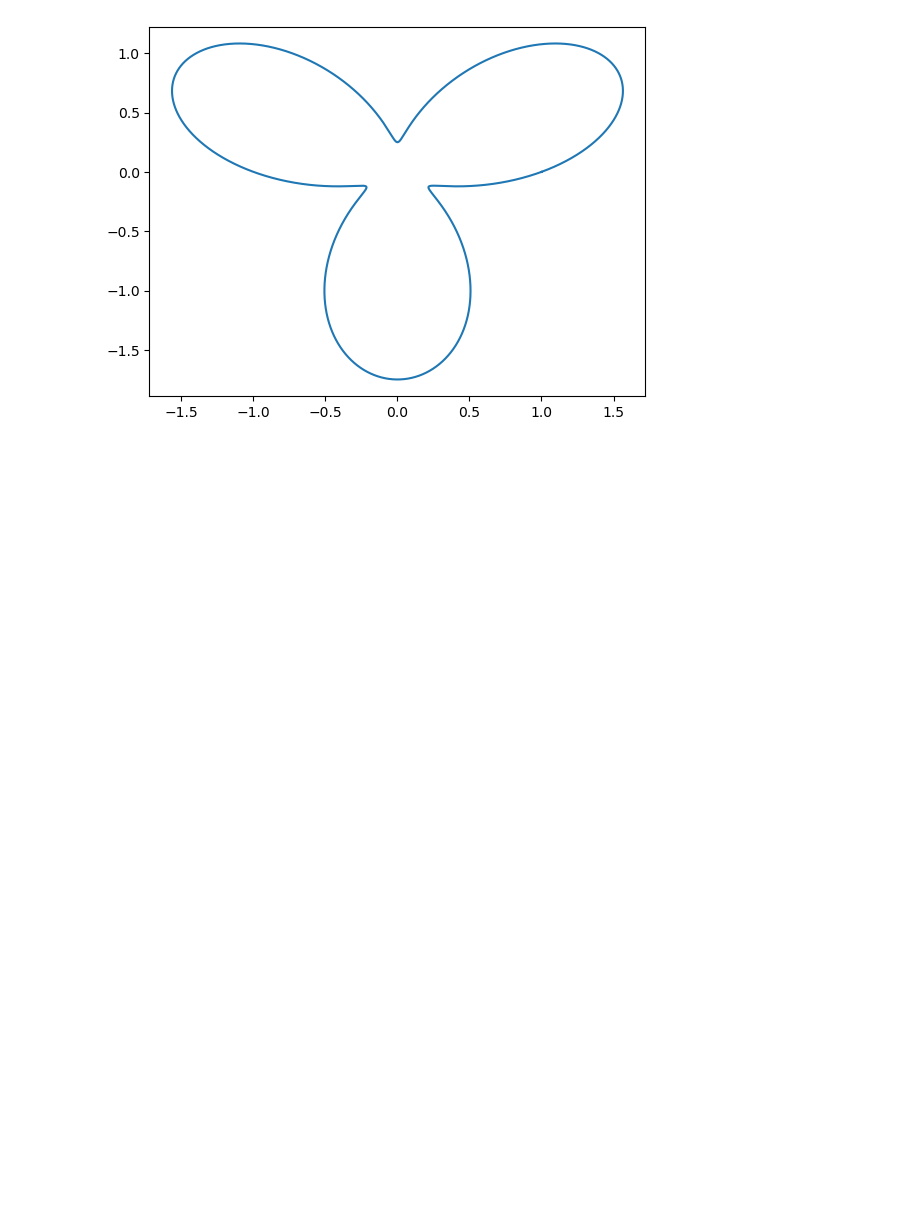
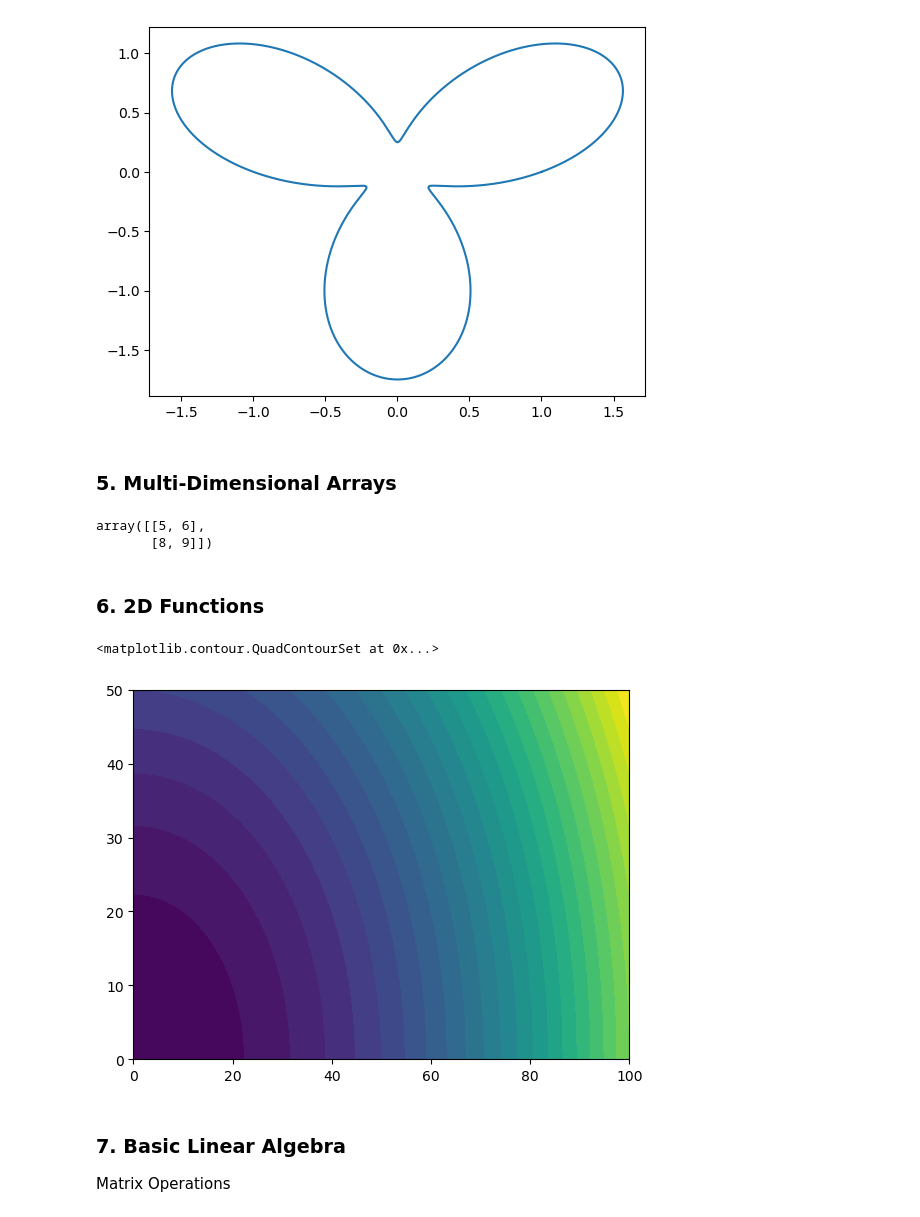
Before and after one commit to NikkiShah93/Python, a Jupyter notebook: General/Math/NumpyFullRound.ipynb, the cells around one changed output. Saved outputs shown, nothing was run; the diff lists cells and outputs as text; code cells hidden in the pictures; blank space fills up the shorter version.

```diff
--- a/General/Math/NumpyFullRound.ipynb
+++ b/General/Math/NumpyFullRound.ipynb
@@ -166,3 +166,42 @@ print(l)
 4.025479778096348
 11.626531213518831
 [figure]
+# %% [markdown]
+### 5. Multi-Dimensional Arrays
+# %%
+md1 = np.array([[1,2,3],[4,5,6], [7,8,9]])
+md2 = np.random.randn(3,4)
+md3 = np.zeros((2,2))
+## and we can use the same operations on md arrays
+2/md1
+## and we can turn md arrays to 1d as well
+md1.ravel()
+## and the boolean indexing works the same way
+md1[md1 > 3]
+md1[1,2]
+md1[:, 1]
+md1[1:,1:]
+# %% [output]
+array([[5, 6],
+       [8, 9]])
+# %% [markdown]
+### 6. 2D Functions
+# %%
+## if we create x and y the following way
+## then z will be only a 1d array
+## but if we want to actually create a coordinate from our arrays
+## we should be using meshgrid, to basically create 2d coordinates
+x = np.linspace(0, 100, 1000)
+y = np.linspace(0, 50, 1000)
+## z is still 1d when created this way
+z = x**2 + y**2
+## for 2d/3d we should be doing this
+xv, yv = np.meshgrid(x, y)
+z = xv **2 + yv **2
+plt.contourf(xv, yv, z, levels = 30)
+# %% [output]
+<matplotlib.contour.QuadContourSet at 0x...>
+[figure, added]
+# %% [markdown]
+### 7. Basic Linear Algebra
+Matrix Operations
```
Also changed, not shown: parts of 10 cells of this notebook.
